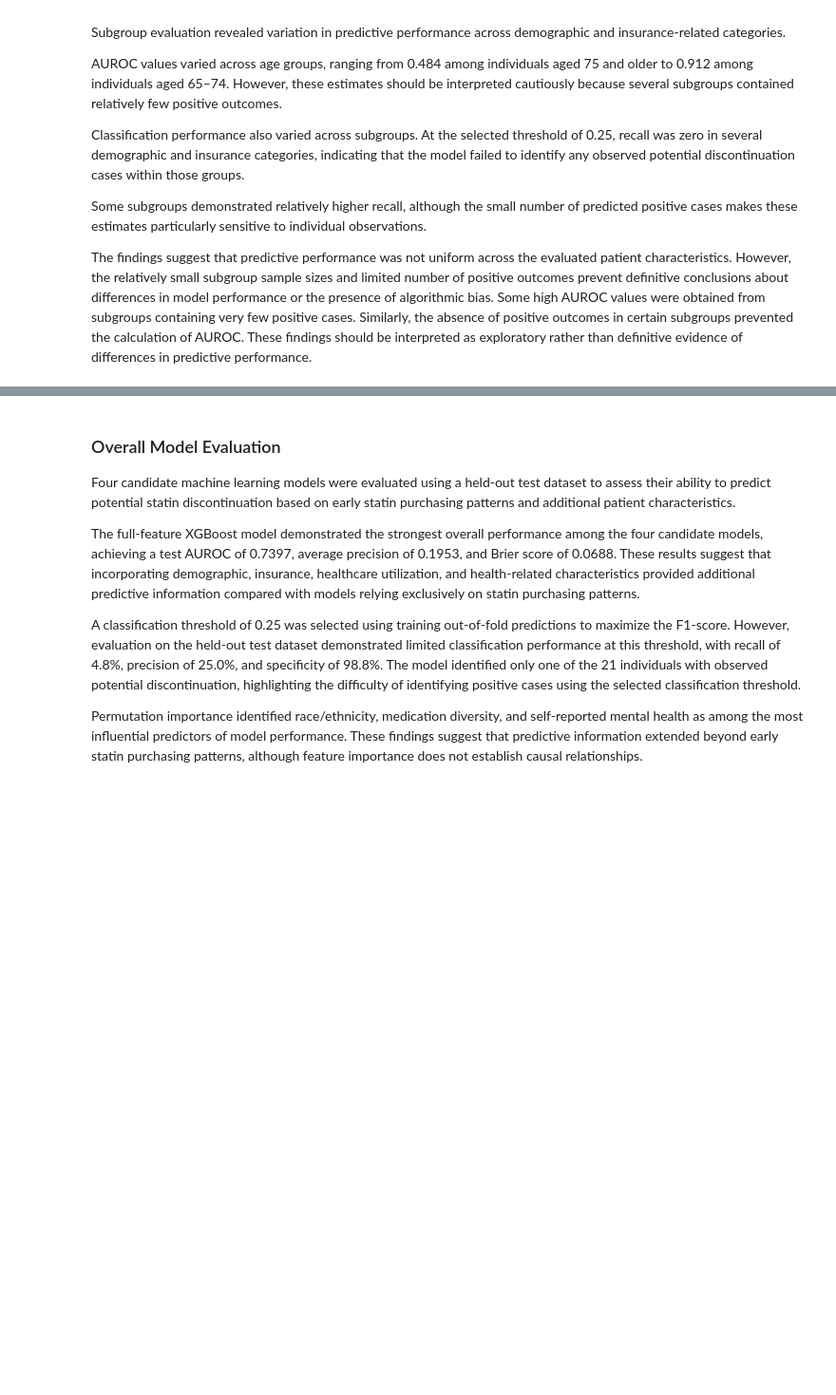
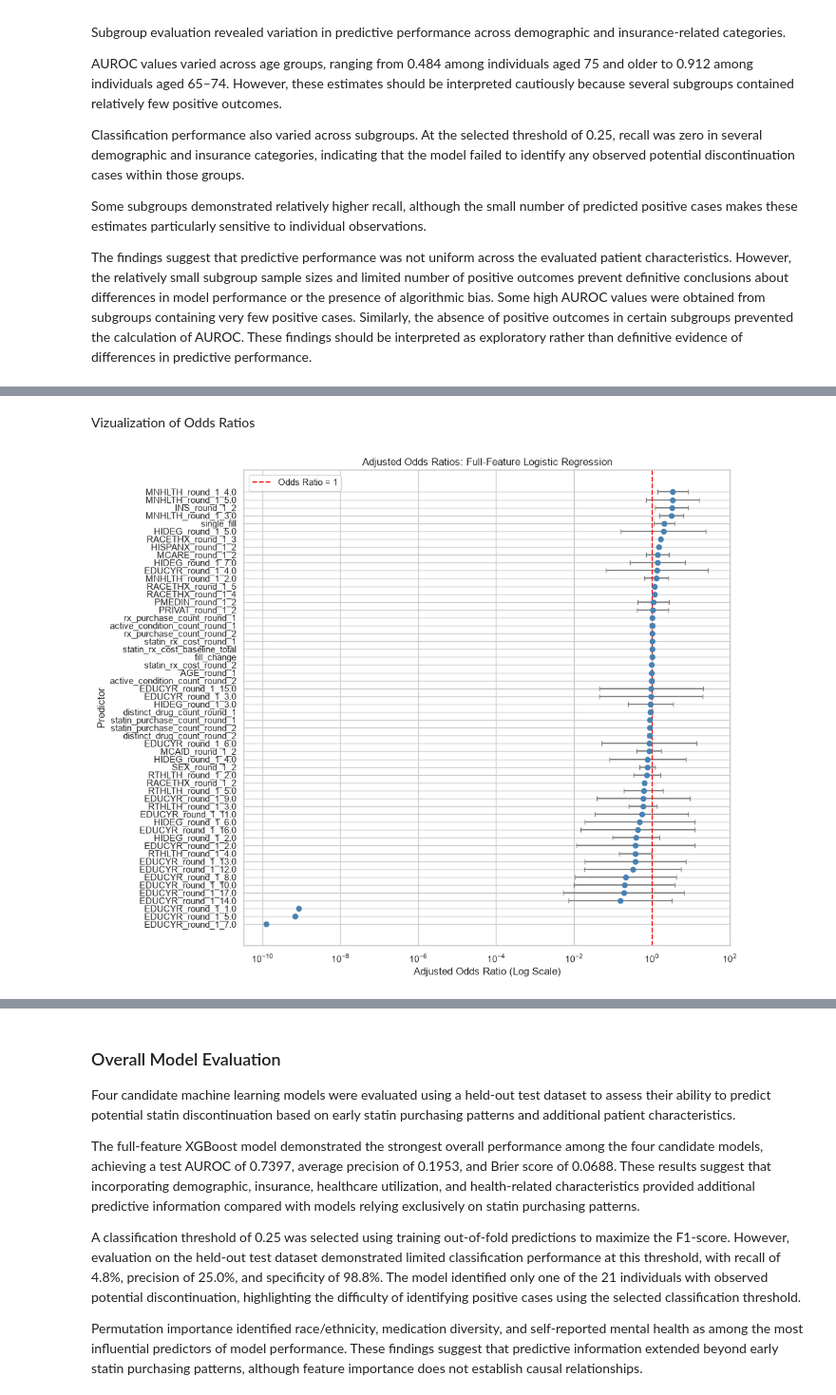
Before and after one commit to siads699-group20/statin-discontinuation, a Jupyter notebook: notebooks/04_model_evaluation.ipynb, the cells around one changed output, grey strips where cells are left out. Shown at 95% size. Saved outputs shown, nothing was run; the diff lists cells and outputs as text; code cells hidden in the pictures; blank space fills up the shorter version.

Commit message:
Update modeling and model evaluation notebooks

```diff
--- a/notebooks/04_model_evaluation.ipynb
+++ b/notebooks/04_model_evaluation.ipynb
@@ -1171,0 +1182,12 @@ The findings suggest that predictive performance was not uniform across the eval
+# %%
+# Load logistic regression inference results
+
+logistic_inference_results = joblib.load(
+    MODEL_DIR / "logistic_inference_results.joblib"
+)
+
+print("Logistic regression inference results loaded.")
+
+display(
+    logistic_inference_results.round(4)
+)
@@ -1172 +1293,48 @@ The findings suggest that predictive performance was not uniform across the eval
+# %% [markdown]
+Vizualization of Odds Ratios
+# %%
+# Prepare data for visualization
+
+plot_data = (
+    logistic_inference_results
+    .sort_values("Adjusted OR")
+    .copy()
+)
+
+plt.figure(figsize=(11, 9))
+
+plt.errorbar(
+    x=plot_data["Adjusted OR"],
+    y=plot_data["Feature"],
+    xerr=[
+        plot_data["Adjusted OR"] - plot_data["CI Lower"],
+        plot_data["CI Upper"] - plot_data["Adjusted OR"]
+    ],
+    fmt="o",
+    color="steelblue",
+    ecolor="gray",
+    capsize=3
+)
+
+plt.axvline(
+    1,
+    color="red",
+    linestyle="--",
+    label="Odds Ratio = 1"
+)
+
+plt.xscale("log")
+
+plt.title(
+    "Adjusted Odds Ratios: Full-Feature Logistic Regression"
+)
+
+plt.xlabel("Adjusted Odds Ratio (Log Scale)")
+plt.ylabel("Predictor")
+
+plt.legend()
+plt.tight_layout()
+plt.show()
+# %% [output]
+[figure, added]
 # %% [markdown]
```
Also changed, not shown: parts of 8 cells of this notebook, 1 other file.
